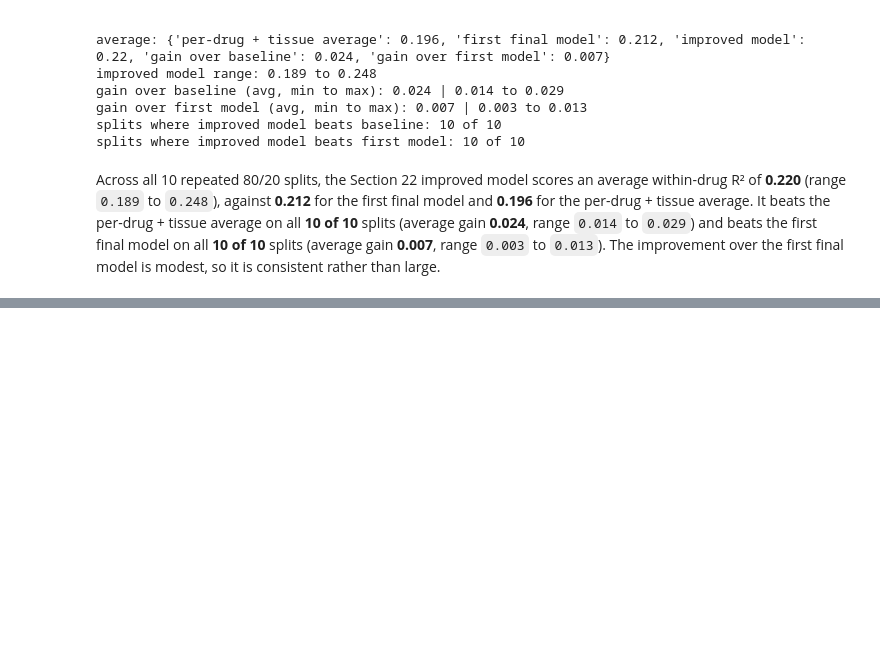
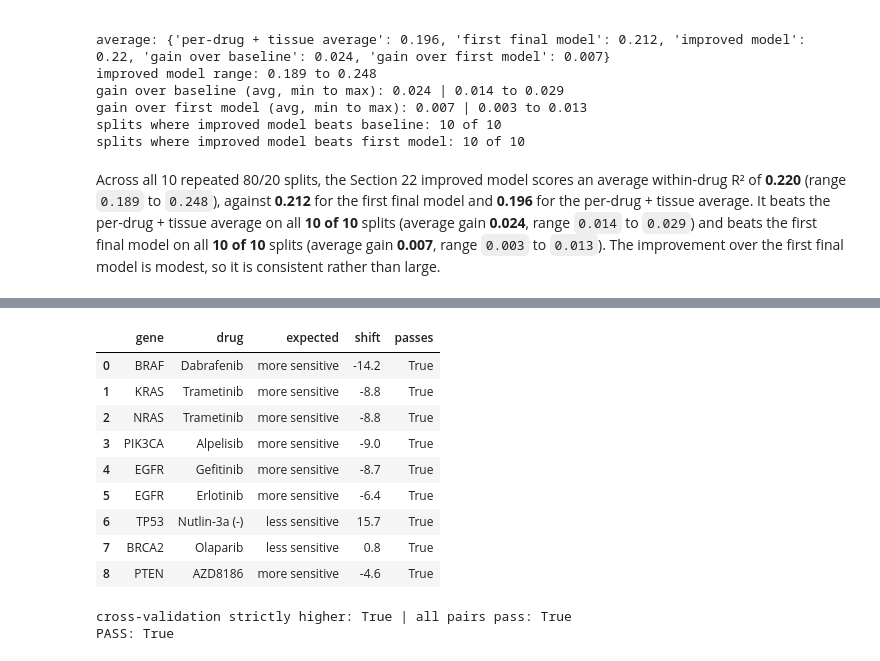
Before and after one commit to Mika1904/sentinel, a Jupyter notebook: Project_Code/Team_Sentinel_Health_AI.ipynb, the cells around one changed output, grey strips where cells are left out. Cells and saved outputs as stored; diff of their text form; code cells hidden in the pictures; blank space fills up the shorter version.

```diff
--- a/Project_Code/Team_Sentinel_Health_AI.ipynb
+++ b/Project_Code/Team_Sentinel_Health_AI.ipynb
@@ -2012,0 +2306,42 @@ With more time we would add gene expression data, which may capture what the mut
+# %%
+predict_ex2_tuned = make_ex2_predictor(train, BEST_EX2_ALPHA, BEST_LGB_PARAMS)
+
+lgb_check_rows = []
+for gene, drug_name in pairs:
+    drug_id = drug_info.index[drug_info["DRUG_NAME"] == drug_name][0]
+    tissues = [t for t in lines_per_tissue.index if train_lines.loc[train_lines["tissue"] == t, gene].sum() >= 3]
+    lab = train[train["DRUG_ID"] == drug_id]
+    sensitive = lab["LN_IC50"] <= cutoff[drug_id]
+    expected = -1 if sensitive[lab[gene] == 1].mean() > sensitive[lab[gene] == 0].mean() else 1
+    new_shift = mean_shift(predict_ex2_tuned, gene, drug_id, tissues)
+    needed = 5 if (gene, drug_name) in clearest else 0.5
+    lgb_check_rows.append({
+        "gene": gene, "drug": drug_name,
+        "expected": "more sensitive" if expected < 0 else "less sensitive",
+        "shift": round(new_shift, 1),
+        "passes": bool(expected * new_shift >= needed),
+    })
+lgb_check_table = pd.DataFrame(lgb_check_rows)
+display(lgb_check_table)
+
+def_label = "Default (leaves=31, min_child=20, trees=100, lr=0.1)"
+lgb_cv_ok = lgb_tune_table.loc[BEST_LGB_LABEL, "blend within-drug R2"] > lgb_tune_table.loc[def_label, "blend within-drug R2"]
+LGB_PASS = bool(lgb_check_table["passes"].all() and lgb_cv_ok)
+print("cross-validation strictly higher:", bool(lgb_cv_ok), "| all pairs pass:", bool(lgb_check_table["passes"].all()))
+print("PASS:", LGB_PASS)
+
+ACTIVE_LGB_PARAMS = BEST_LGB_PARAMS if LGB_PASS else LGB_CANDIDATES[def_label]
+ACTIVE_LGB_LABEL = BEST_LGB_LABEL if LGB_PASS else def_label
+# %% [output]
+|  | gene | drug | expected | shift | passes |
+| 0 | BRAF | Dabrafenib | more sensitive | -14.2 | True |
+| 1 | KRAS | Trametinib | more sensitive | -8.8 | True |
+| 2 | NRAS | Trametinib | more sensitive | -8.8 | True |
+| 3 | PIK3CA | Alpelisib | more sensitive | -9.0 | True |
+| 4 | EGFR | Gefitinib | more sensitive | -8.7 | True |
+| 5 | EGFR | Erlotinib | more sensitive | -6.4 | True |
+| 6 | TP53 | Nutlin-3a (-) | less sensitive | 15.7 | True |
+| 7 | BRCA2 | Olaparib | less sensitive | 0.8 | True |
+| 8 | PTEN | AZD8186 | more sensitive | -4.6 | True |
+cross-validation strictly higher: True | all pairs pass: True
+PASS: True
```
Also changed, not shown: parts of 30 cells of this notebook, 2 other files.
